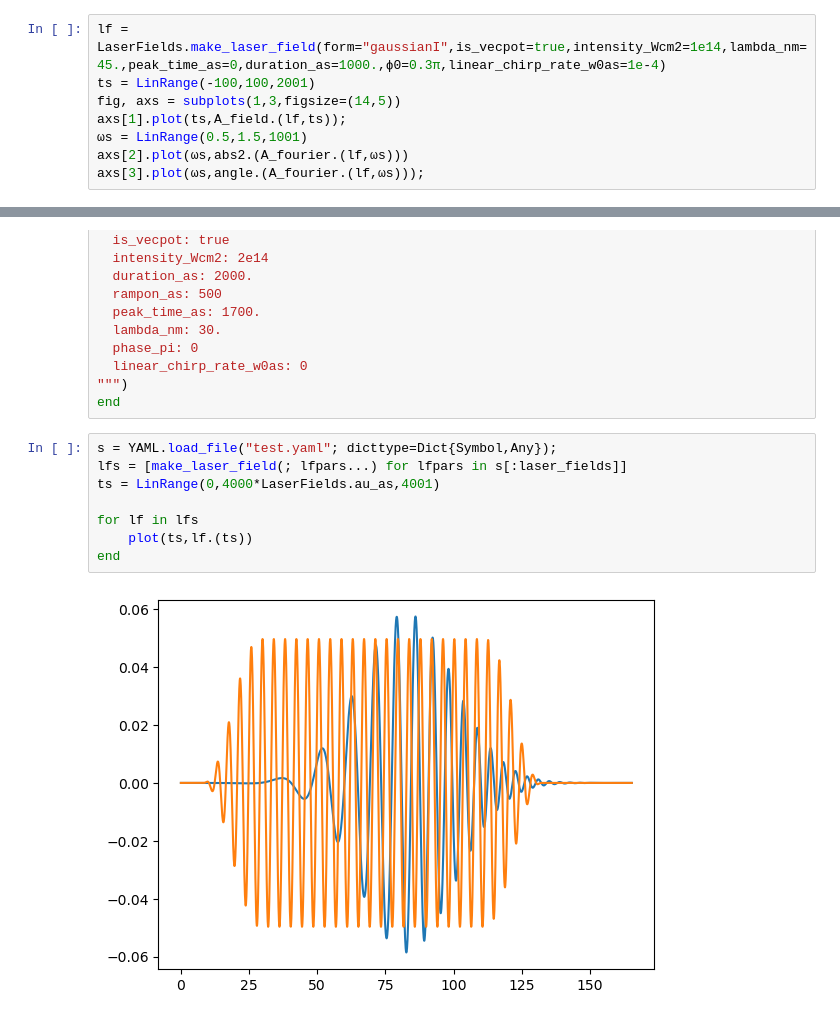
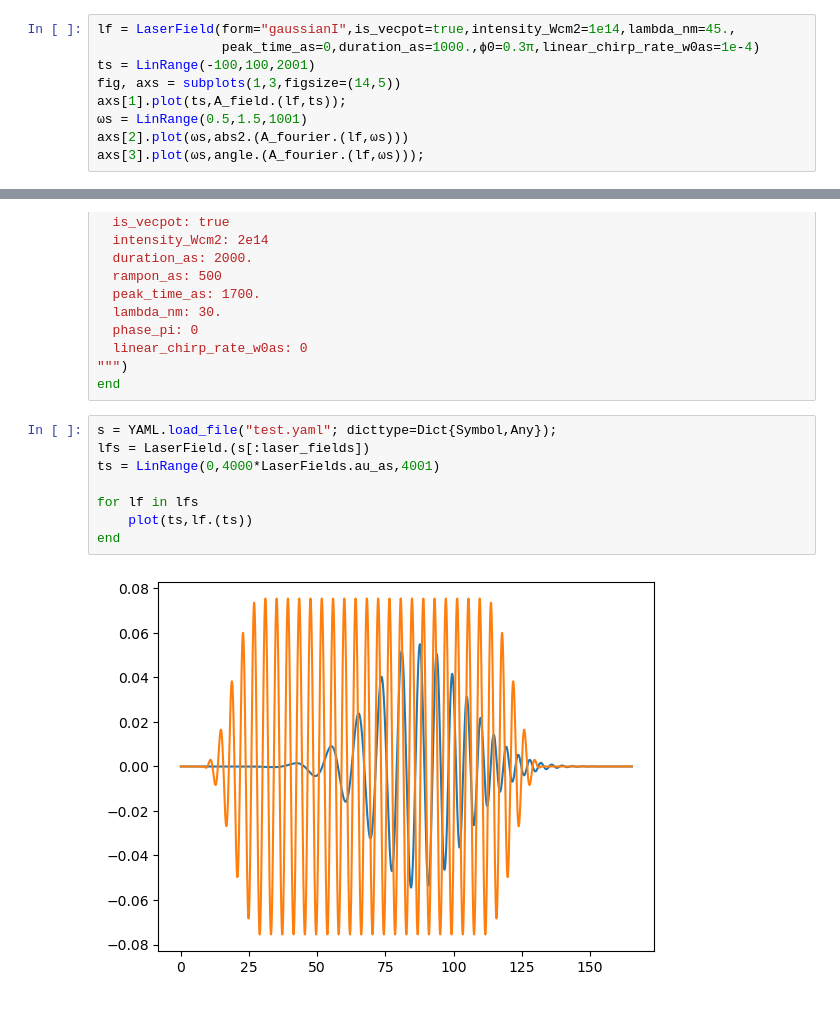
Before and after one commit to jfeist/LaserFields.jl, a Jupyter notebook: examples/examples.ipynb, the cells around one changed output, grey strips where cells are left out. Cells and saved outputs as stored; diff of their text form.

Commit message:
rename make_laser_field to LaserField as it is really a constructor for the abstract base type, and have lf(t) always be the E field

```diff
--- a/examples/examples.ipynb
+++ b/examples/examples.ipynb
@@ -99,7 +100,8 @@ fig.tight_layout(pad=0.5)
 # %% [markdown]
 # Show a chirped pulse
 # %%
-lf = LaserFields.make_laser_field(form="gaussianI",is_vecpot=true,intensity_Wcm2=1e14,lambda_nm=45.,peak_time_as=0,duration_as=1000.,ϕ0=0.3π,linear_chirp_rate_w0as=1e-4)
+lf = LaserField(form="gaussianI",is_vecpot=true,intensity_Wcm2=1e14,lambda_nm=45.,
+                peak_time_as=0,duration_as=1000.,ϕ0=0.3π,linear_chirp_rate_w0as=1e-4)
 ts = LinRange(-100,100,2001)
 fig, axs = subplots(1,3,figsize=(14,5))
 axs[1].plot(ts,A_field.(lf,ts));
@@ -135,11 +137,11 @@ laser_fields:
 end
 # %%
 s = YAML.load_file("test.yaml"; dicttype=Dict{Symbol,Any});
-lfs = [make_laser_field(; lfpars...) for lfpars in s[:laser_fields]]
+lfs = LaserField.(s[:laser_fields])
 ts = LinRange(0,4000*LaserFields.au_as,4001)
 
 for lf in lfs
     plot(ts,lf.(ts))
 end
 # %% [output]
-[figure, old version]
+[figure, new version]
```
Also changed, not shown: parts of 3 cells of this notebook, 3 other files.
